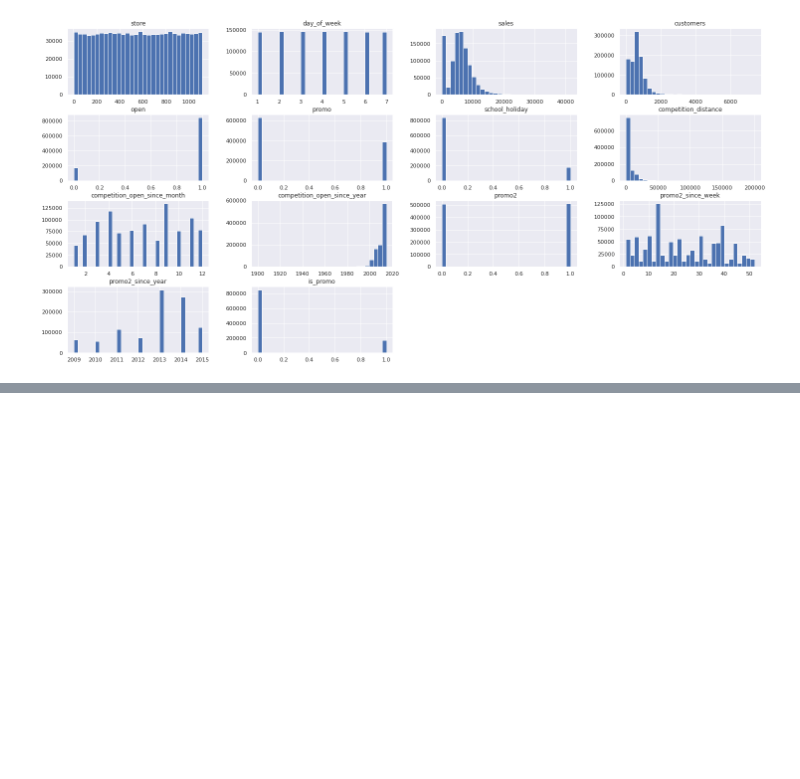
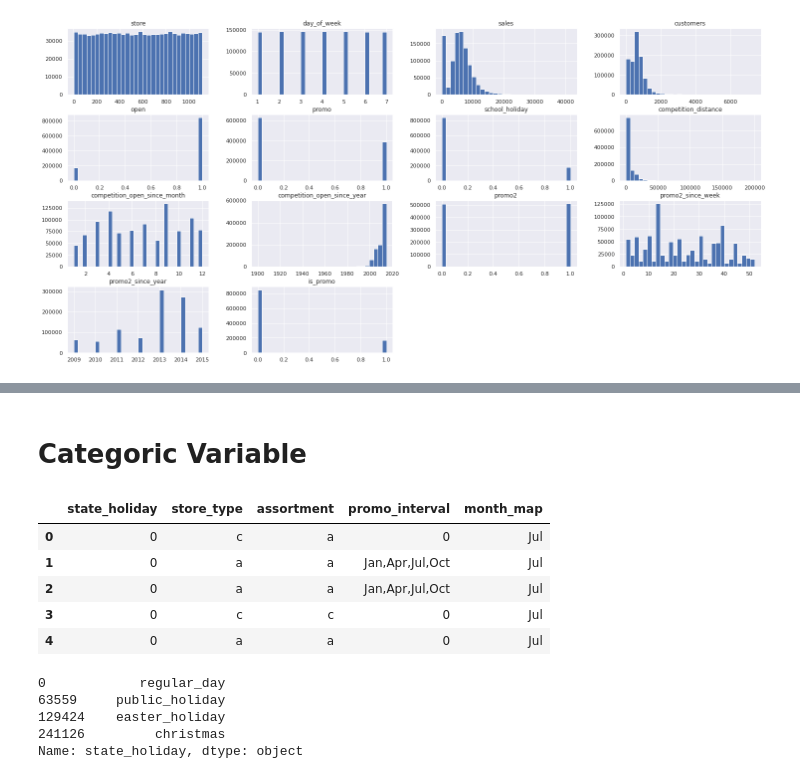
Before and after one commit to guiaraujofreitas/Rossmann-Store-Sales, a Jupyter notebook: m04_Store_Sales_prediction.ipynb, the cells around one changed output, grey strips where cells are left out. Cells and saved outputs as stored; diff of their text form; code cells hidden in the pictures; blank space fills up the shorter version.

Commit message:
categorical variable done parcial

```diff
--- a/m04_Store_Sales_prediction.ipynb
+++ b/m04_Store_Sales_prediction.ipynb
@@ -508,0 +515,19 @@ num_attributes.hist(bins=30);
+# %% [markdown]
+# Categoric Variable
+# %%
+cat_attributes.head()
+# %% [output]
+|  | state_holiday | store_type | assortment | promo_interval | month_map |
+| 0 | 0 | c | a | 0 | Jul |
+| 1 | 0 | a | a | Jan,Apr,Jul,Oct | Jul |
+| 2 | 0 | a | a | Jan,Apr,Jul,Oct | Jul |
+| 3 | 0 | c | c | 0 | Jul |
+| 4 | 0 | a | a | 0 | Jul |
+# %%
+df4['state_holiday'].drop_duplicates()
+# %% [output]
+0            regular_day
+63559     public_holiday
+129424    easter_holiday
+241126         christmas
+Name: state_holiday, dtype: object
```
Also changed, not shown: parts of 2 cells of this notebook.
